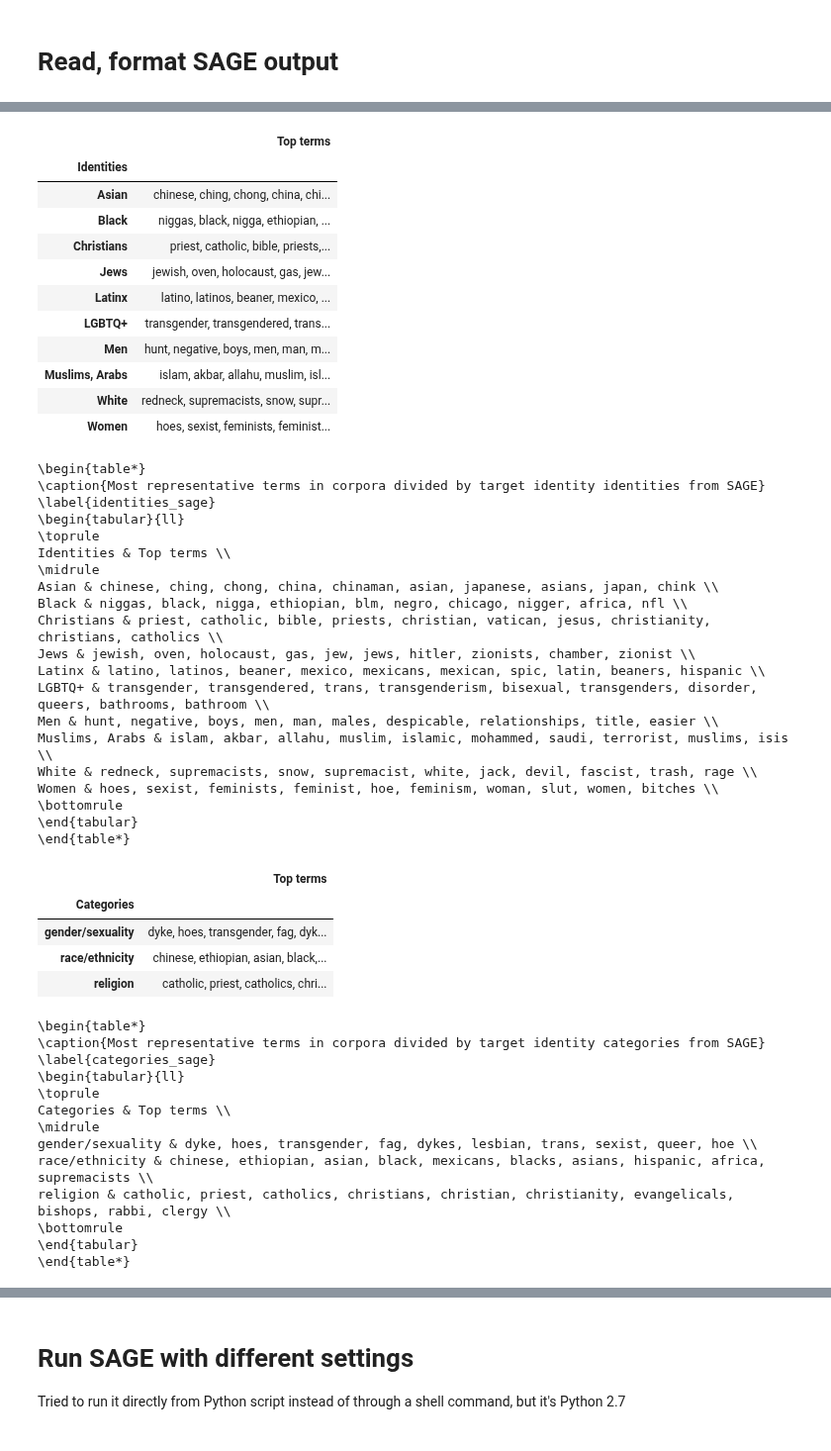
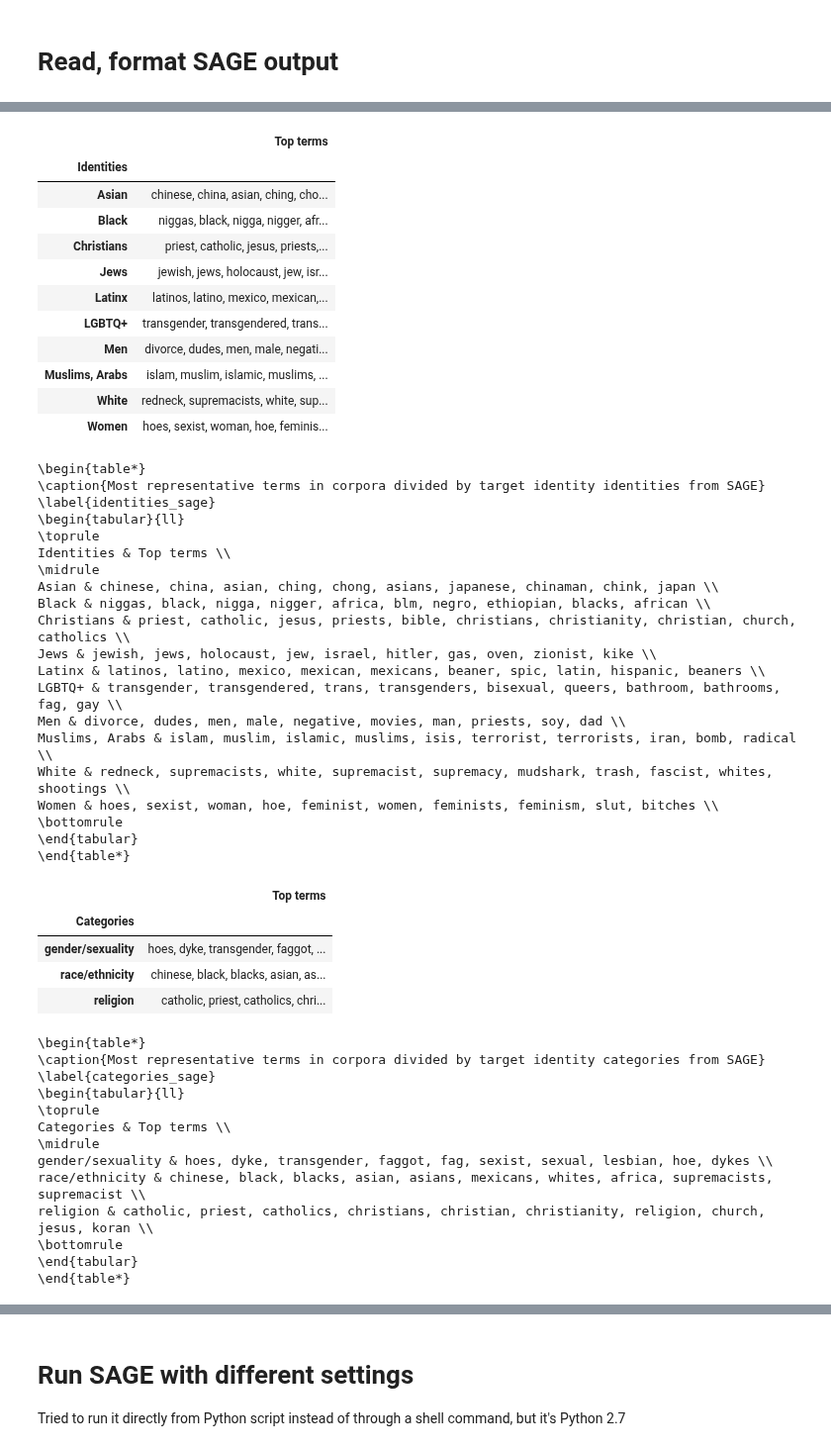
Before and after one commit to michaelmilleryoder/hate_speech_identities, a Jupyter notebook: jupyter/word_associations.ipynb, the cells around one changed output, grey strips where cells are left out. Shown at 99% size. Drawn from its saved outputs; the diff is of its cells as text; code cells hidden in the pictures.

```diff
--- a/jupyter/word_associations.ipynb
+++ b/jupyter/word_associations.ipynb
@@ -7,7 +7,7 @@ import os
 
 data_dirpath = '/home/mamille3/hegemonic_hate/data'
 # splits_fpath = os.path.join(data_dirpath, 'combined_identity_splits_kennedy2020+sbic+hatexplain+civilcomments_0.3hate.pkl')
-split_type = 'identities'
+split_type = 'power'
 splits_fpath = os.path.join(data_dirpath, f'combined_{split_type}_kennedy2020+sbic+hatexplain+civilcomments_0.3hate.pkl')
 with open(splits_fpath, 'rb') as f:
     corpora = pickle.load(f)
@@ -18,10 +18,11 @@ dict_keys([('men',), ('christians',), ('black people',), ('jews',), ('asian peop
 # %%
 import pandas as pd
+pd.set_option('display.max_colwidth', None)
 
-split = ('men',)
-term = 'title'
-data = pd.concat([corpora[split]['train'], corpora[split]['test']]).query('hate')
+split = ('hegemonic',)
+term = 'dress'
+data = corpora[split]['all'].query('hate').copy()
 data['text_lower'] = data.text.str.lower()
 selected = data[data.text_lower.str.contains(r'\b{}\b'.format(term))]
-selected.sample(min(len(selected), 20)).loc[:, ['text_lower', 'hate', 'target_groups']]
+selected.sample(min(len(selected), 20)).loc[:, ['text_lower', 'hate', 'target_groups', 'dataset', 'targetMinority']]
 # %% [output]
@@ -206,45 +216,45 @@ from IPython.display import display
 split_types = ['identities', 'categories', 'power']
 vocab_size = 3000
 n_words = 10
-smoothing = 20
+smoothing = 50
 for split_type in split_types:
     sage_outpath = f'/home/mamille3/SAGE/py-sage/output/{split_type}_{n_words}words_{vocab_size}vocab_{smoothing}smoothing.csv'
     results = pd.read_csv(sage_outpath, sep='\t')
     # results['split'] = results.source.str.slice(len(f'input/{split_type}/'), -1*(len('_sents.txt')))
     results['split'] = results.source.map(lambda x: os.path.basename(x)[:-1*(len('_sents.txt'))])
     # results
 
     pd.set_option('display.max_colwidth', None)
     top_terms = results.groupby('split').agg({'word': ', '.join})
     if split_type == 'identities':
         if 'people of color' in top_terms.index:
             top_terms.drop('people_of_color', inplace=True)
         top_terms.index = top_terms.index.str.replace('_', ' ').str.replace(' people', '')
         top_terms.index = top_terms.index.str.capitalize()
     elif split_type == 'categories':
         top_terms.index = top_terms.index.str.replace('_', '/')
     top_terms.index.name = split_type.capitalize()
     top_terms.columns = ['Top terms']
     if split_type == 'identities':
         top_terms = top_terms.rename(index={'Lgbtq+': 'LGBTQ+', 'Muslims and arabic middle eastern': 'Muslims, Arabs'})
     display(top_terms)
 
     latex = top_terms.style.to_latex(hrules=True, label=f'{split_type}_sage', caption=f'Most representative terms in corpora divided by target identity {split_type} from SAGE', environment='table*')
     latex = latex.replace(' & Top terms', f'{split_type.capitalize()} & Top terms').replace(f'{split_type.capitalize()} &  \\\\\n', '').replace(' people', '').replace('hegemonic', 'dominant')
     print(latex)
 # %% [output]
 |  | Top terms |
 | Identities |  |
-| Asian | chinese, ching, chong, china, chi... |
-| Black | niggas, black, nigga, ethiopian, ... |
-| Christians | priest, catholic, bible, priests,... |
-| Jews | jewish, oven, holocaust, gas, jew... |
-| Latinx | latino, latinos, beaner, mexico, ... |
+| Asian | chinese, china, asian, ching, cho... |
+| Black | niggas, black, nigga, nigger, afr... |
+| Christians | priest, catholic, jesus, priests,... |
+| Jews | jewish, jews, holocaust, jew, isr... |
+| Latinx | latinos, latino, mexico, mexican,... |
 | LGBTQ+ | transgender, transgendered, trans... |
-| Men | hunt, negative, boys, men, man, m... |
-| Muslims, Arabs | islam, akbar, allahu, muslim, isl... |
-| White | redneck, supremacists, snow, supr... |
-| Women | hoes, sexist, feminists, feminist... |
+| Men | divorce, dudes, men, male, negati... |
+| Muslims, Arabs | islam, muslim, islamic, muslims, ... |
+| White | redneck, supremacists, white, sup... |
+| Women | hoes, sexist, woman, hoe, feminis... |
 \begin{table*}
 \caption{Most representative terms in corpora divided by target identity identities from SAGE}
 \label{identities_sage}
@@ -252,23 +262,23 @@ for split_type in split_types:
 \toprule
 Identities & Top terms \\
 \midrule
-Asian & chinese, ching, chong, china, chinaman, asian, japanese, asians, japan, chink \\
-Black & niggas, black, nigga, ethiopian, blm, negro, chicago, nigger, africa, nfl \\
-Christians & priest, catholic, bible, priests, christian, vatican, jesus, christianity, christians, catholics \\
-Jews & jewish, oven, holocaust, gas, jew, jews, hitler, zionists, chamber, zionist \\
-Latinx & latino, latinos, beaner, mexico, mexicans, mexican, spic, latin, beaners, hispanic \\
-LGBTQ+ & transgender, transgendered, trans, transgenderism, bisexual, transgenders, disorder, queers, bathrooms, bathroom \\
-Men & hunt, negative, boys, men, man, males, despicable, relationships, title, easier \\
-Muslims, Arabs & islam, akbar, allahu, muslim, islamic, mohammed, saudi, terrorist, muslims, isis \\
-White & redneck, supremacists, snow, supremacist, white, jack, devil, fascist, trash, rage \\
-Women & hoes, sexist, feminists, feminist, hoe, feminism, woman, slut, women, bitches \\
+Asian & chinese, china, asian, ching, chong, asians, japanese, chinaman, chink, japan \\
+Black & niggas, black, nigga, nigger, africa, blm, negro, ethiopian, blacks, african \\
+Christians & priest, catholic, jesus, priests, bible, christians, christianity, christian, church, catholics \\
+Jews & jewish, jews, holocaust, jew, israel, hitler, gas, oven, zionist, kike \\
+Latinx & latinos, latino, mexico, mexican, mexicans, beaner, spic, latin, hispanic, beaners \\
+LGBTQ+ & transgender, transgendered, trans, transgenders, bisexual, queers, bathroom, bathrooms, fag, gay \\
+Men & divorce, dudes, men, male, negative, movies, man, priests, soy, dad \\
+Muslims, Arabs & islam, muslim, islamic, muslims, isis, terrorist, terrorists, iran, bomb, radical \\
+White & redneck, supremacists, white, supremacist, supremacy, mudshark, trash, fascist, whites, shootings \\
+Women & hoes, sexist, woman, hoe, feminist, women, feminists, feminism, slut, bitches \\
 \bottomrule
 \end{tabular}
 \end{table*}
 |  | Top terms |
 | Categories |  |
-| gender/sexuality | dyke, hoes, transgender, fag, dyk... |
-| race/ethnicity | chinese, ethiopian, asian, black,... |
+| gender/sexuality | hoes, dyke, transgender, faggot, ... |
+| race/ethnicity | chinese, black, blacks, asian, as... |
 | religion | catholic, priest, catholics, chri... |
 \begin{table*}
 \caption{Most representative terms in corpora divided by target identity categories from SAGE}
@@ -277,9 +287,9 @@ Women & hoes, sexist, feminists, feminist, hoe, feminism, woman, slut, women, bi
 \toprule
 Categories & Top terms \\
 \midrule
-gender/sexuality & dyke, hoes, transgender, fag, dykes, lesbian, trans, sexist, queer, hoe \\
-race/ethnicity & chinese, ethiopian, asian, black, mexicans, blacks, asians, hispanic, africa, supremacists \\
-religion & catholic, priest, catholics, christians, christian, christianity, evangelicals, bishops, rabbi, clergy \\
+gender/sexuality & hoes, dyke, transgender, faggot, fag, sexist, sexual, lesbian, hoe, dykes \\
+race/ethnicity & chinese, black, blacks, asian, asians, mexicans, whites, africa, supremacists, supremacist \\
+religion & catholic, priest, catholics, christians, christian, christianity, religion, church, jesus, koran \\
 \bottomrule
 \end{tabular}
 \end{table*}
```
Also changed, not shown: parts of 4 cells of this notebook, 9 other files.
